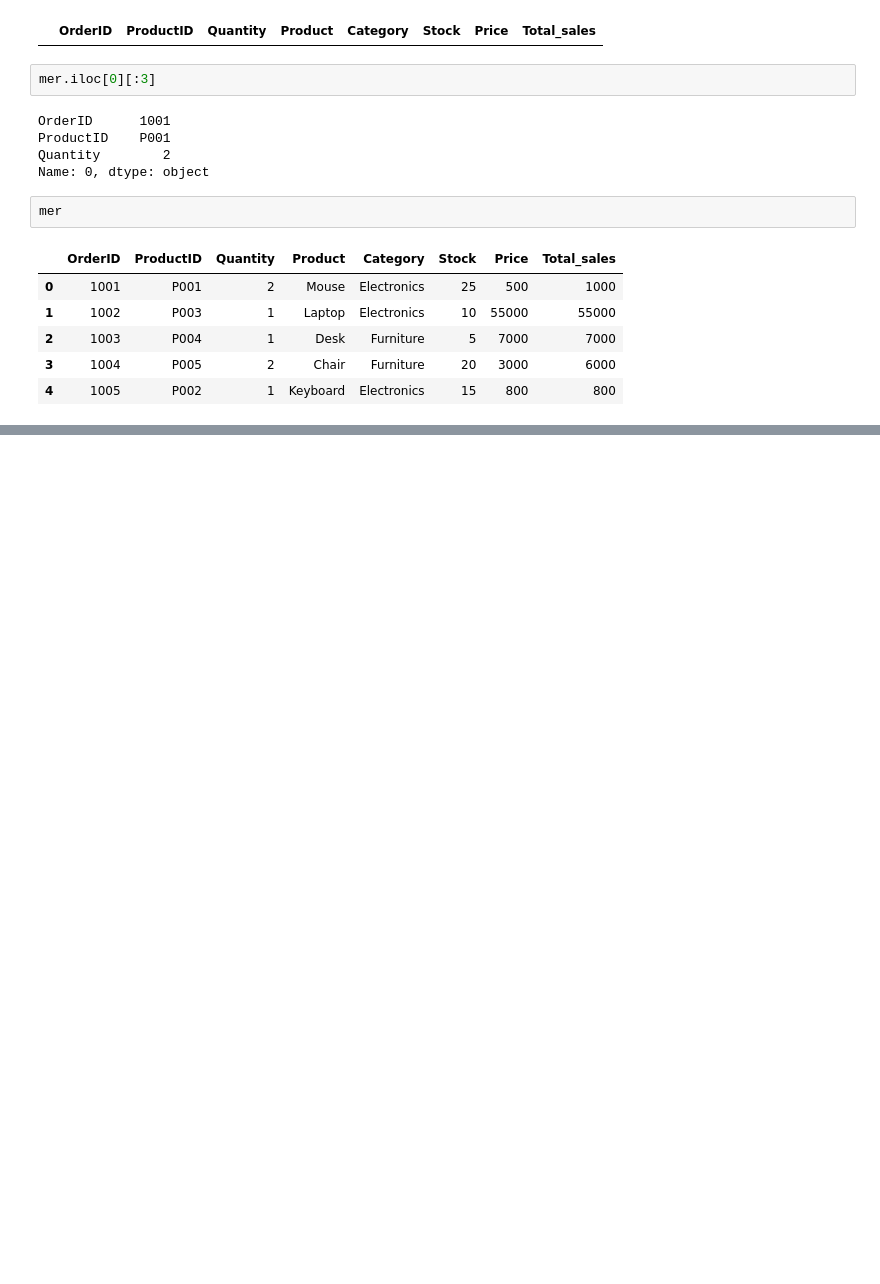
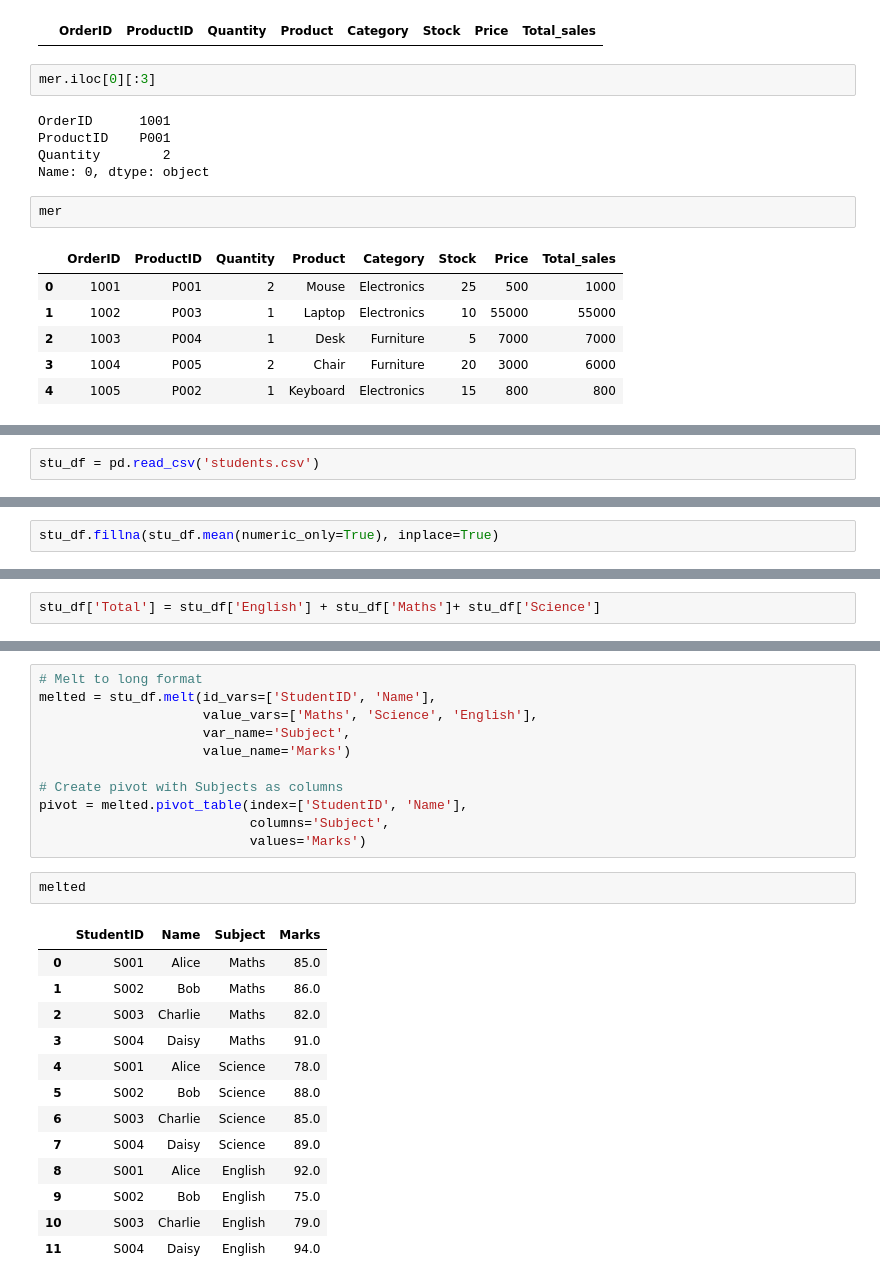
Before and after one commit to prasad-hp/Data_Analysis_Practice, a Jupyter notebook: practical_examples/python.ipynb, the cells around one changed output, grey strips where cells are left out. Drawn from its saved outputs; the diff is of its cells as text; blank space fills up the shorter version.

```diff
--- a/practical_examples/python.ipynb
+++ b/practical_examples/python.ipynb
@@ -295,0 +372,2 @@ mer
+# %%
+stu_df = pd.read_csv('students.csv')
@@ -295,0 +407,2 @@ mer
+# %%
+stu_df.fillna(stu_df.mean(numeric_only=True), inplace=True)
@@ -295,0 +417,2 @@ mer
+# %%
+stu_df['Total'] = stu_df['English'] + stu_df['Maths']+ stu_df['Science']
@@ -295,0 +507,27 @@ mer
+# %%
+# Melt to long format
+melted = stu_df.melt(id_vars=['StudentID', 'Name'],
+                     value_vars=['Maths', 'Science', 'English'],
+                     var_name='Subject',
+                     value_name='Marks')
+
+# Create pivot with Subjects as columns
+pivot = melted.pivot_table(index=['StudentID', 'Name'],
+                           columns='Subject',
+                           values='Marks')
+# %%
+melted
+# %% [output]
+|  | StudentID | Name | Subject | Marks |
+| 0 | S001 | Alice | Maths | 85.0 |
+| 1 | S002 | Bob | Maths | 86.0 |
+| 2 | S003 | Charlie | Maths | 82.0 |
+| 3 | S004 | Daisy | Maths | 91.0 |
+| 4 | S001 | Alice | Science | 78.0 |
+| 5 | S002 | Bob | Science | 88.0 |
+| 6 | S003 | Charlie | Science | 85.0 |
+| 7 | S004 | Daisy | Science | 89.0 |
+| 8 | S001 | Alice | English | 92.0 |
+| 9 | S002 | Bob | English | 75.0 |
+| 10 | S003 | Charlie | English | 79.0 |
+| 11 | S004 | Daisy | English | 94.0 |
```
Also changed, not shown: parts of 41 cells of this notebook, 7 other files.
